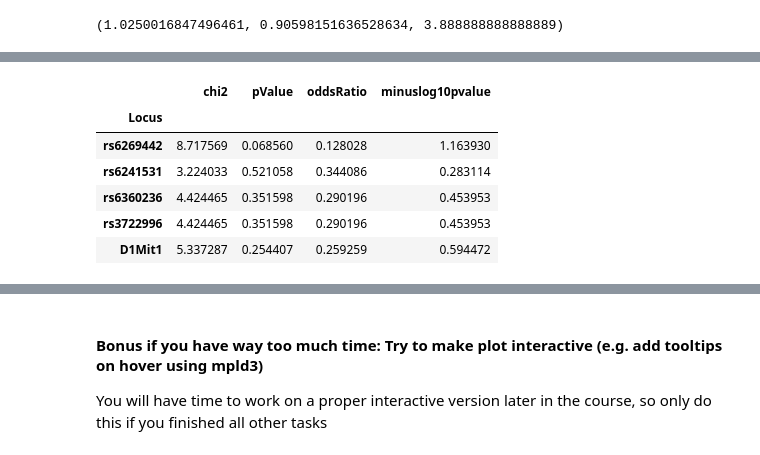
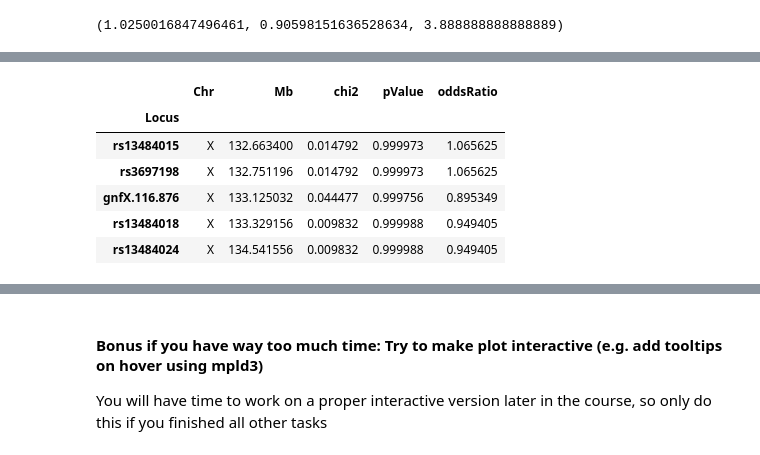
Before and after one commit to MeeNot/Integrated_Bioinformatics, a Jupyter notebook: notebooks/Day3_GWAS_part1.ipynb, the cells around one changed output, grey strips where cells are left out. Saved outputs shown, nothing was run; the diff lists cells and outputs as text; code cells hidden in the pictures.

```diff
--- a/notebooks/Day3_GWAS_part1.ipynb
+++ b/notebooks/Day3_GWAS_part1.ipynb
@@ -468,13 +468,15 @@ for row in df_genotype.index:
 # %%
 df_results = pd.DataFrame(l, columns=["Locus", "chi2", "pValue", "oddsRatio"])
 df_results.set_index("Locus", inplace=True)
+# %%
+df_results = df_genotype[["Chr", "Mb"]].join(df_results)
 # %%
-df_results.head()
+df_results.tail()
 # %% [output]
-|  | chi2 | pValue | oddsRatio | minuslog10pvalue |
-| Locus |  |  |  |  |
-| rs6269442 | 8.717569 | 0.068560 | 0.128028 | 1.163930 |
-| rs6241531 | 3.224033 | 0.521058 | 0.344086 | 0.283114 |
-| rs6360236 | 4.424465 | 0.351598 | 0.290196 | 0.453953 |
-| rs3722996 | 4.424465 | 0.351598 | 0.290196 | 0.453953 |
-| D1Mit1 | 5.337287 | 0.254407 | 0.259259 | 0.594472 |
+|  | Chr | Mb | chi2 | pValue | oddsRatio |
+| Locus |  |  |  |  |  |
+| rs13484015 | X | 132.663400 | 0.014792 | 0.999973 | 1.065625 |
+| rs3697198 | X | 132.751196 | 0.014792 | 0.999973 | 1.065625 |
+| gnfX.116.876 | X | 133.125032 | 0.044477 | 0.999756 | 0.895349 |
+| rs13484018 | X | 133.329156 | 0.009832 | 0.999988 | 0.949405 |
+| rs13484024 | X | 134.541556 | 0.009832 | 0.999988 | 0.949405 |
```
Also changed, not shown: parts of 14 cells of this notebook.
